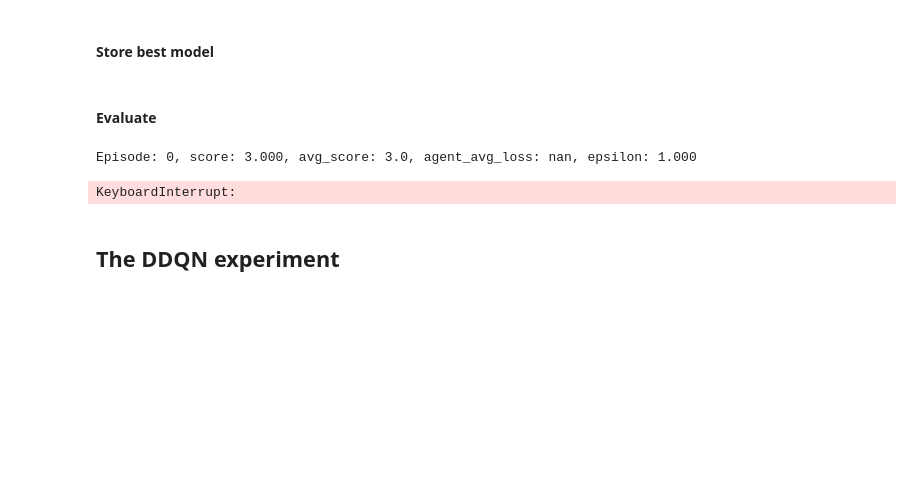
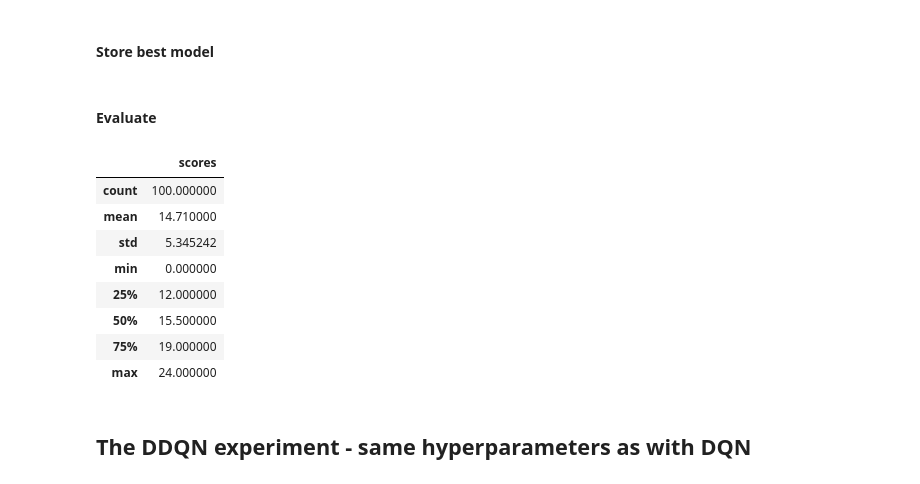
Before and after one commit to piotrbazan/deep-reinforcement-learning, a Jupyter notebook: p1_navigation/report.ipynb, the cells around one changed output. Drawn from its saved outputs; the diff is of its cells as text; code cells hidden in the pictures; blank space fills up the shorter version.

```diff
--- a/p1_navigation/report.ipynb
+++ b/p1_navigation/report.ipynb
@@ -138,9 +135,21 @@ dqn_exp.load('dqn_exp')
 # %% [markdown]
 #### Evaluate
+# %%
+dqn_ready = Experiment(env, DqnAgent(model))
+dqn_ready.load('dqn_exp')
 # %%
-dqn_exp.evaluate(100)
+scores = dqn_ready.evaluate(100)
-# %% [output]
-Episode: 0, score: 3.000, avg_score: 3.0, agent_avg_loss: nan, epsilon: 1.000
-KeyboardInterrupt:
+# %%
+scores.describe()
+# %% [output]
+|  | scores |
+| count | 100.000000 |
+| mean | 14.710000 |
+| std | 5.345242 |
+| min | 0.000000 |
+| 25% | 12.000000 |
+| 50% | 15.500000 |
+| 75% | 19.000000 |
+| max | 24.000000 |
 # %% [markdown]
-## The DDQN experiment
+## The DDQN experiment - same hyperparameters as with DQN
```
Also changed, not shown: parts of 16 cells of this notebook.
